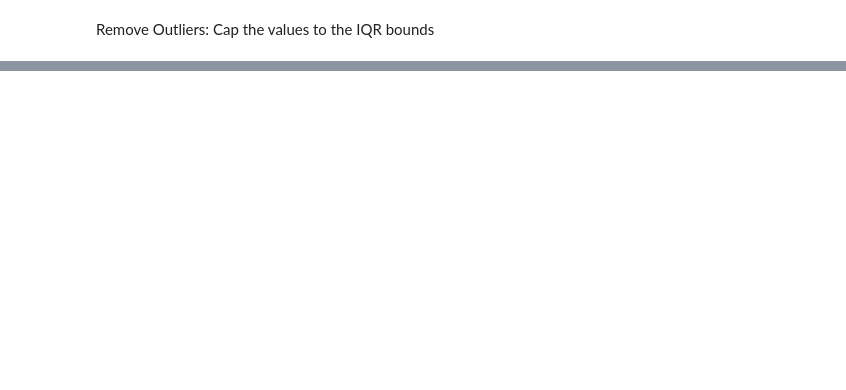
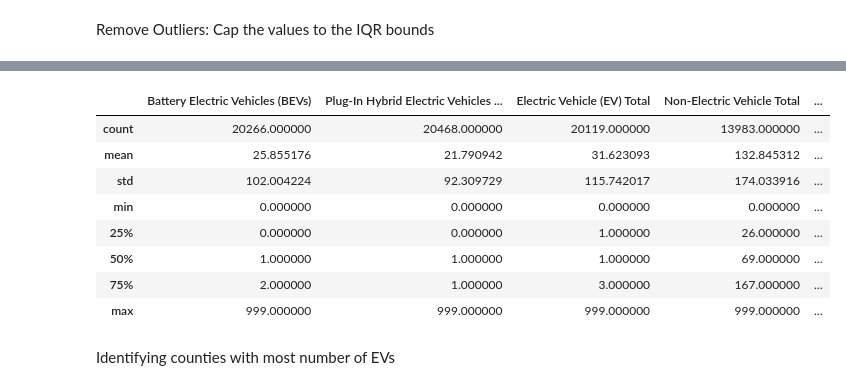
Before and after one commit to sabha348/EV_Vehicle_Charge_Demand, a Jupyter notebook: EV_Vehicle_Charge_Demand.ipynb, the cells around one changed output, grey strips where cells are left out. Drawn from its saved outputs; the diff is of its cells as text; code cells hidden in the pictures; blank space fills up the shorter version.

```diff
--- a/EV_Vehicle_Charge_Demand.ipynb
+++ b/EV_Vehicle_Charge_Demand.ipynb
@@ -116,0 +172,26 @@ print("Number of outliers in 'Percent Electric Vehicles':", outliers.shape[0])
+# %%
+cols_to_convert = [
+    'Battery Electric Vehicles (BEVs)',
+    'Plug-In Hybrid Electric Vehicles (PHEVs)',
+    'Electric Vehicle (EV) Total',
+    'Non-Electric Vehicle Total',
+    'Total Vehicles',
+    'Percent Electric Vehicles'
+]
+
+for col in cols_to_convert:
+    df[col] = pd.to_numeric(df[col], errors='coerce')
+
+df[cols_to_convert].describe()
+# %% [output]
+|  | Battery Electric Vehicles (BEVs) | Plug-In Hybrid Electric Vehicles ... | Electric Vehicle (EV) Total | Non-Electric Vehicle Total | ... |
+| count | 20266.000000 | 20468.000000 | 20119.000000 | 13983.000000 | ... |
+| mean | 25.855176 | 21.790942 | 31.623093 | 132.845312 | ... |
+| std | 102.004224 | 92.309729 | 115.742017 | 174.033916 | ... |
+| min | 0.000000 | 0.000000 | 0.000000 | 0.000000 | ... |
+| 25% | 0.000000 | 0.000000 | 1.000000 | 26.000000 | ... |
+| 50% | 1.000000 | 1.000000 | 1.000000 | 69.000000 | ... |
+| 75% | 2.000000 | 1.000000 | 3.000000 | 167.000000 | ... |
+| max | 999.000000 | 999.000000 | 999.000000 | 999.000000 | ... |
+# %% [markdown]
+Identifying counties with most number of EVs
```
Also changed, not shown: parts of 50 cells of this notebook.
